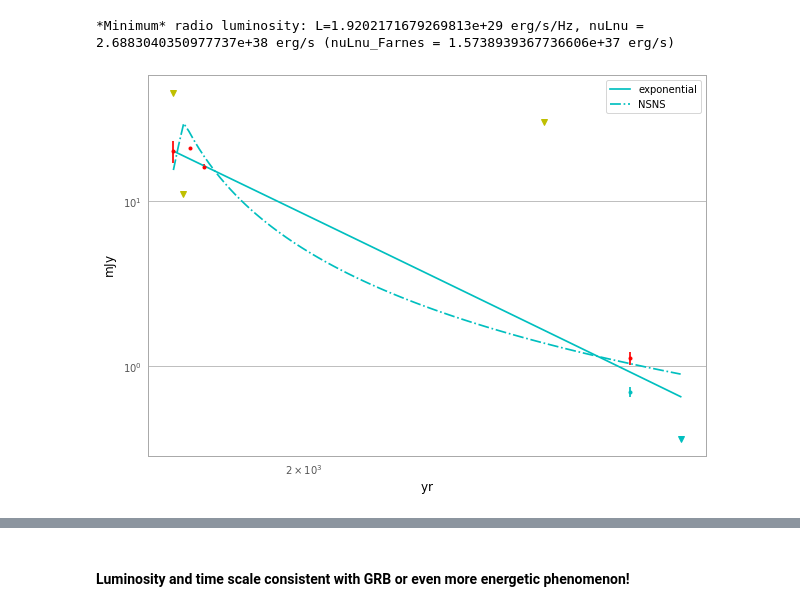
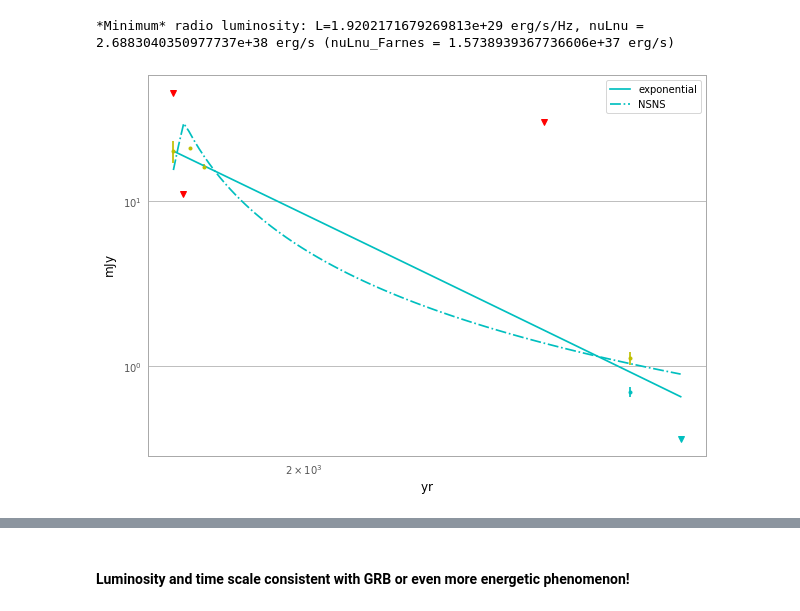
Before and after one commit to caseyjlaw/vlass_query, a Jupyter notebook: J141918.855+394036.03.ipynb, the cells around one changed output, grey strips where cells are left out. Saved outputs shown, nothing was run; the diff lists cells and outputs as text; code cells hidden in the pictures.

```diff
--- a/J141918.855+394036.03.ipynb
+++ b/J141918.855+394036.03.ipynb
@@ -281,0 +269,8 @@ Potential spec index bias relative to FIRST/NVSS: 0.03%
+# %%
+times = ['2008-07-18', '2010-07-14', '2010-07-21', '2010-07-28',
+         '2010-08-04', '2010-08-05', '2010-08-13', '2010-09-17',
+         '2010-10-17', '2010-10-30']
+t_atlas = [astropy.time.Time(tt).decimalyear for tt in times]
+f_atlas = 1420.  # MHz
+s_atlas = [2.5, 2.1, 1.9, 1.9, 1.4, 1.3, 1.5, 1.6, 1.8, 1.9]  # mJy; peak
+es_atlas = [0.1]*10  # statistical; TODO: consider systematic
@@ -437,22 +472,23 @@ def lc_exp(f0, t0, dt):
 # %%
 # TODO: add spectral index correction
 
 with quantity_support():
     plt.figure(figsize=(10,7))
-    plt.errorbar([t_ab6860, t_first, t_nvss, t_farnes]*u.year, [s_ab6860, s_first, s_nvss, s_farnesL]*u.milliJansky, yerr=[es_ab6860, es_first, es_nvss, es_farnesL]*u.milliJansky, fmt='r.')  # 1.4 GHz
+    plt.errorbar([t_ab6860, t_first, t_nvss, t_farnes]*u.year, [s_ab6860, s_first, s_nvss, s_farnesL]*u.milliJansky, yerr=[es_ab6860, es_first, es_nvss, es_farnesL]*u.milliJansky, fmt='y.')  # 1.4 GHz
     plt.errorbar([t_farnes]*u.year, [s_farnesS]*u.milliJansky, yerr=[es_farnesS]*u.milliJansky, fmt='c.')  # 3 GHz
     plt.plot([t_vlass]*u.year, [s_vlass]*u.milliJansky, 'cv')  # 3 GHz
-    plt.plot([t_tgss, t_wenss, t_ab6860]*u.year, [s_tgss, s_wenss, s_ab6860P]*u.milliJansky, 'yv')  # 150 MHz
+    plt.plot([t_tgss, t_wenss, t_ab6860]*u.year, [s_tgss, s_wenss, s_ab6860P]*u.milliJansky, 'rv')  # 150 MHz
     times, fluxes = lc_exp(s_ab6860, t_ab6860, 7)
     plt.plot(times, fluxes, 'c', label="exponential")
 #    times, fluxes = lc_plaw(s_ab6860, t_ab6860, 1, -2)
 #    plt.plot(times, fluxes, 'c--', label="plaw")
     times, fluxes = lc_fong(1.5*s_ab6860, t_ab6860-2, 2.5)
     plt.plot(times*u.year, fluxes*u.millijansky, 'c-.', label='NSNS')
     plt.loglog()
     plt.legend()
+    plt.savefig("models_j1419.pdf", format="pdf")
 # %% [output]
-[figure, old version]
+[figure, new version]
 # %% [markdown]
 Compare to Kamble et al (2014), on VLASS discovery of radio supernovae.
 <img src="kamble.png" width="500" />
```
Also changed, not shown: parts of 7 cells of this notebook, 1 other file.
